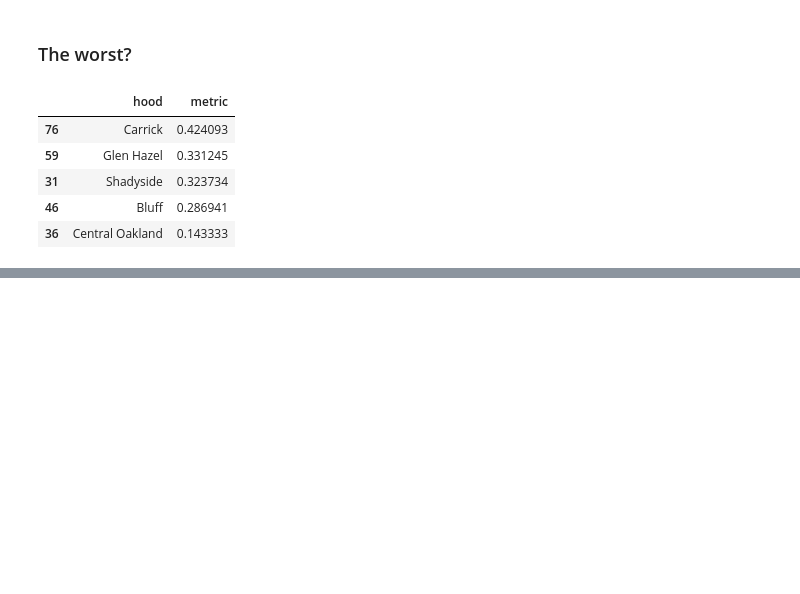
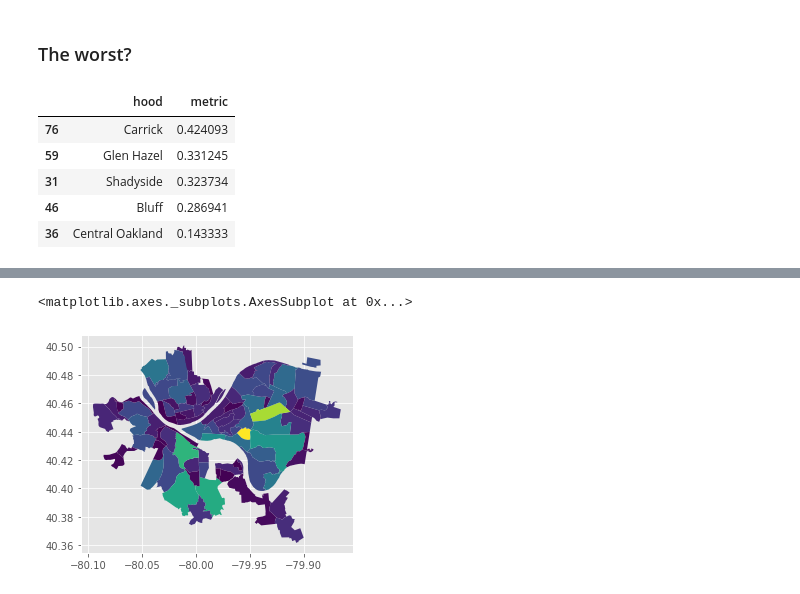
Before and after one commit to JaredBen28/PittBestNeighborhood, a Jupyter notebook: PresentationNotebook.ipynb, the cells around one changed output, grey strips where cells are left out. Cells and saved outputs as stored; diff of their text form; code cells hidden in the pictures; blank space fills up the shorter version.

```diff
--- a/PresentationNotebook.ipynb
+++ b/PresentationNotebook.ipynb
@@ -142,0 +270,3 @@ neighborhood[['hood', 'metric']].tail(5)
+# %%
+num_cases = d3.groupby("neighborhood_municipality").sum()['cases']
+num_cases.sort_values(ascending=False)
@@ -142,0 +303,2 @@ neighborhood[['hood', 'metric']].tail(5)
+# %%
+neighborhoods['hood'] = neighborhoods['hood'] + ' (Pittsburgh)'
@@ -142,0 +321,5 @@ neighborhood[['hood', 'metric']].tail(5)
+# %%
+# do the merge
+cases_map = neighborhoods.merge(num_cases, how='left', left_on='hood', right_on='neighborhood_municipality')
+# look at the head to confirm it merged correctly
+cases_map[['hood','cases','geometry']].head(10)
@@ -142,0 +338,5 @@ neighborhood[['hood', 'metric']].tail(5)
+# %%
+cases_map.plot(column='cases')
+# %% [output]
+<matplotlib.axes._subplots.AxesSubplot at 0x...>
+[figure, added]
```
Also changed, not shown: parts of 27 cells of this notebook, 6 other files.
